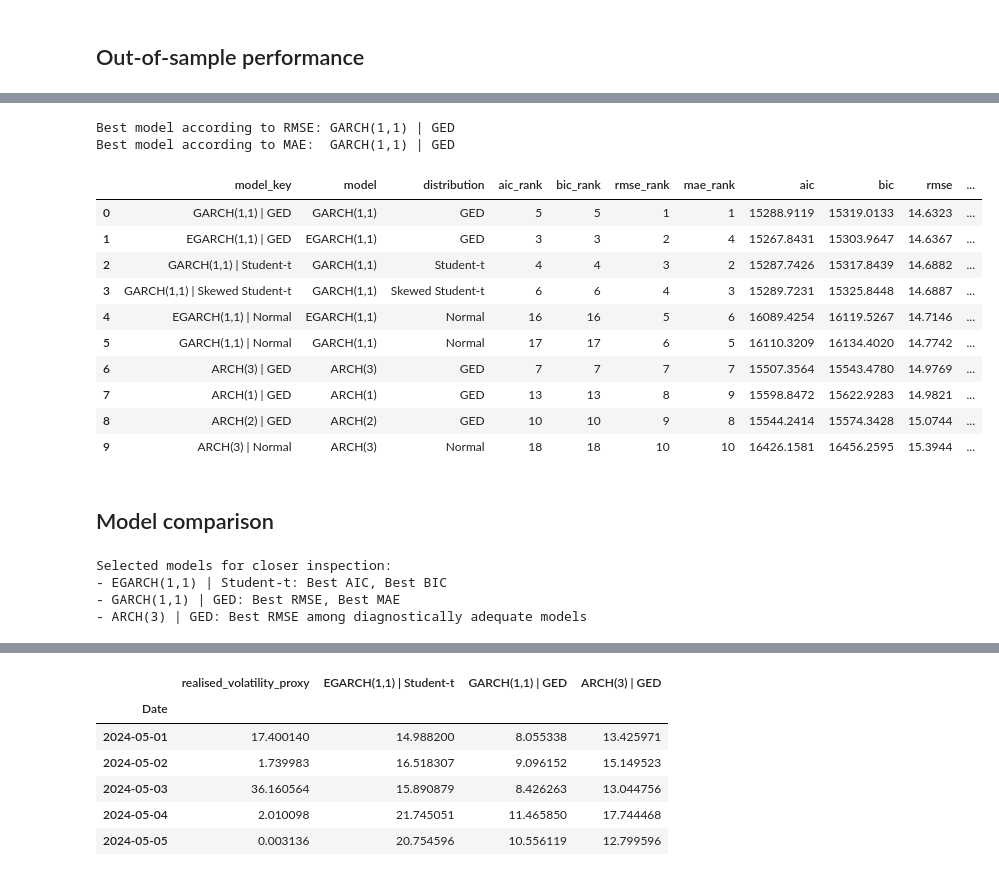
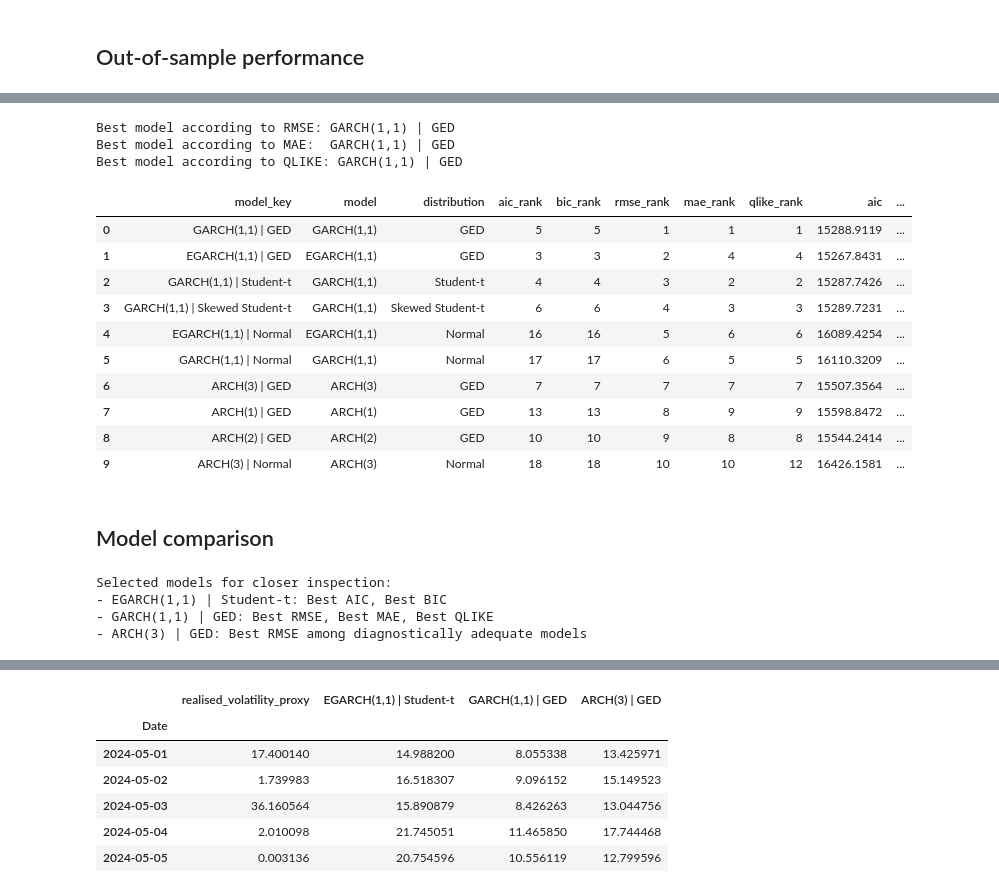
Before and after one commit to matthijs174/project, a Jupyter notebook: notebooks/02_model_estimation_and_forecasting.ipynb, the cells around one changed output, grey strips where cells are left out. Cells and saved outputs as stored; diff of their text form; code cells hidden in the pictures.

Commit message:
added QLIKE

```diff
--- a/notebooks/02_model_estimation_and_forecasting.ipynb
+++ b/notebooks/02_model_estimation_and_forecasting.ipynb
@@ -106,7 +106,7 @@ def fit_volatility_model(
     o=0,
     q=0,
     distribution="normal",
-    distribution_name=None,
+    distribution_name="Normal",
     mean_model="Constant",
     rescale=False,
     cov_type="classic"
@@ -1216,6 +1228,11 @@ for model_key in variance_forecast_table.columns:
         forecast=forecast
     )
 
+    qlike = compute_qlike(
+    actual=actual_volatility,
+    forecast=forecast
+    )
+
     model_name, distribution_name = model_key.split(" | ")
 
     forecast_accuracy_rows.append({
@@ -1224,6 +1241,7 @@ for model_key in variance_forecast_table.columns:
         "distribution": distribution_name,
         "rmse": rmse,
         "mae": mae,
+        "qlike": qlike,
         "n_forecasts": len(forecast)
     })
 
@@ -1259,8 +1277,14 @@ mae_ranking = forecast_accuracy_table.sort_values(
     ascending=True
 ).reset_index(drop=True)
 
+qlike_ranking = forecast_accuracy_table.sort_values(
+    by="qlike",
+    ascending=True
+).reset_index(drop=True)
+
 rmse_ranking["rmse_rank"] = np.arange(1, len(rmse_ranking) + 1)
 mae_ranking["mae_rank"] = np.arange(1, len(mae_ranking) + 1)
+qlike_ranking["qlike_rank"] = np.arange(1, len(qlike_ranking) + 1)
 
 rmse_ranking = rmse_ranking[
     [
@@ -1270,6 +1294,7 @@ rmse_ranking = rmse_ranking[
         "distribution",
         "rmse",
         "mae",
+        "qlike",
         "n_forecasts"
     ]
 ]
@@ -1282,6 +1307,20 @@ mae_ranking = mae_ranking[
         "distribution",
         "rmse",
         "mae",
+        "qlike",
+        "n_forecasts"
+    ]
+]
+
+qlike_ranking = qlike_ranking[
+    [
+        "qlike_rank",
+        "model_key",
+        "model",
+        "distribution",
+        "rmse",
+        "mae",
+        "qlike",
         "n_forecasts"
     ]
 ]
@@ -1302,24 +1341,30 @@ rmse_ranking.head(10)
 # %%
 best_rmse_model_key = rmse_ranking.loc[0, "model_key"]
 best_mae_model_key = mae_ranking.loc[0, "model_key"]
+best_qlike_model_key = qlike_ranking.loc[0, "model_key"]
 
 best_rmse_forecast = variance_forecast_table[best_rmse_model_key]
 best_mae_forecast = variance_forecast_table[best_mae_model_key]
+best_qlike_forecast = variance_forecast_table[best_qlike_model_key]
 
 print(f"Best model according to RMSE: {best_rmse_model_key}")
 print(f"Best model according to MAE:  {best_mae_model_key}")
+print(f"Best model according to QLIKE: {best_qlike_model_key}")
 # %% [output]
 Best model according to RMSE: GARCH(1,1) | GED
 Best model according to MAE:  GARCH(1,1) | GED
+Best model according to QLIKE: GARCH(1,1) | GED
 # %%
 rmse_rank_lookup = rmse_ranking[["model_key", "rmse_rank"]].copy()
 mae_rank_lookup = mae_ranking[["model_key", "mae_rank"]].copy()
+qlike_rank_lookup = qlike_ranking[["model_key", "qlike_rank"]].copy()
 
 model_evaluation_summary = (
     model_diagnostic_comparison_table
-    .merge(forecast_accuracy_table[["model_key", "rmse", "mae", "n_forecasts"]], on="model_key", how="left")
+    .merge(forecast_accuracy_table[["model_key", "rmse", "mae", "qlike", "n_forecasts"]], on="model_key", how="left")
     .merge(rmse_rank_lookup, on="model_key", how="left")
     .merge(mae_rank_lookup, on="model_key", how="left")
+    .merge(qlike_rank_lookup, on="model_key", how="left")
 )
 
 model_evaluation_summary = model_evaluation_summary[
@@ -1331,45 +1376,48 @@ model_evaluation_summary = model_evaluation_summary[
         "bic_rank",
         "rmse_rank",
         "mae_rank",
+        "qlike_rank",
         "aic",
         "bic",
         "rmse",
         "mae",
+        "qlike",
         "passes_all_diagnostics_5pct",
         "num_params",
         "n_obs",
         "n_forecasts"
     ]
 ]
 
 model_evaluation_summary = model_evaluation_summary.sort_values(
     by="rmse_rank"
 ).reset_index(drop=True)
 
 columns_to_round = [
     "aic",
     "bic",
     "rmse",
-    "mae"
+    "mae",
+    "qlike"
 ]
 
 model_evaluation_summary[columns_to_round] = (
     model_evaluation_summary[columns_to_round].round(4)
 )
 
 model_evaluation_summary.head(10)
 # %% [output]
-|  | model_key | model | distribution | aic_rank | bic_rank | rmse_rank | mae_rank | aic | bic | rmse | ... |
-| 0 | GARCH(1,1) | GED | GARCH(1,1) | GED | 5 | 5 | 1 | 1 | 15288.9119 | 15319.0133 | 14.6323 | ... |
-| 1 | EGARCH(1,1) | GED | EGARCH(1,1) | GED | 3 | 3 | 2 | 4 | 15267.8431 | 15303.9647 | 14.6367 | ... |
-| 2 | GARCH(1,1) | Student-t | GARCH(1,1) | Student-t | 4 | 4 | 3 | 2 | 15287.7426 | 15317.8439 | 14.6882 | ... |
-| 3 | GARCH(1,1) | Skewed Student-t | GARCH(1,1) | Skewed Student-t | 6 | 6 | 4 | 3 | 15289.7231 | 15325.8448 | 14.6887 | ... |
-| 4 | EGARCH(1,1) | Normal | EGARCH(1,1) | Normal | 16 | 16 | 5 | 6 | 16089.4254 | 16119.5267 | 14.7146 | ... |
-| 5 | GARCH(1,1) | Normal | GARCH(1,1) | Normal | 17 | 17 | 6 | 5 | 16110.3209 | 16134.4020 | 14.7742 | ... |
-| 6 | ARCH(3) | GED | ARCH(3) | GED | 7 | 7 | 7 | 7 | 15507.3564 | 15543.4780 | 14.9769 | ... |
-| 7 | ARCH(1) | GED | ARCH(1) | GED | 13 | 13 | 8 | 9 | 15598.8472 | 15622.9283 | 14.9821 | ... |
-| 8 | ARCH(2) | GED | ARCH(2) | GED | 10 | 10 | 9 | 8 | 15544.2414 | 15574.3428 | 15.0744 | ... |
-| 9 | ARCH(3) | Normal | ARCH(3) | Normal | 18 | 18 | 10 | 10 | 16426.1581 | 16456.2595 | 15.3944 | ... |
+|  | model_key | model | distribution | aic_rank | bic_rank | rmse_rank | mae_rank | qlike_rank | aic | ... |
+| 0 | GARCH(1,1) | GED | GARCH(1,1) | GED | 5 | 5 | 1 | 1 | 1 | 15288.9119 | ... |
+| 1 | EGARCH(1,1) | GED | EGARCH(1,1) | GED | 3 | 3 | 2 | 4 | 4 | 15267.8431 | ... |
+| 2 | GARCH(1,1) | Student-t | GARCH(1,1) | Student-t | 4 | 4 | 3 | 2 | 2 | 15287.7426 | ... |
+| 3 | GARCH(1,1) | Skewed Student-t | GARCH(1,1) | Skewed Student-t | 6 | 6 | 4 | 3 | 3 | 15289.7231 | ... |
+| 4 | EGARCH(1,1) | Normal | EGARCH(1,1) | Normal | 16 | 16 | 5 | 6 | 6 | 16089.4254 | ... |
+| 5 | GARCH(1,1) | Normal | GARCH(1,1) | Normal | 17 | 17 | 6 | 5 | 5 | 16110.3209 | ... |
+| 6 | ARCH(3) | GED | ARCH(3) | GED | 7 | 7 | 7 | 7 | 7 | 15507.3564 | ... |
+| 7 | ARCH(1) | GED | ARCH(1) | GED | 13 | 13 | 8 | 9 | 9 | 15598.8472 | ... |
+| 8 | ARCH(2) | GED | ARCH(2) | GED | 10 | 10 | 9 | 8 | 8 | 15544.2414 | ... |
+| 9 | ARCH(3) | Normal | ARCH(3) | Normal | 18 | 18 | 10 | 10 | 12 | 16426.1581 | ... |
 # %% [markdown]
 ## Model comparison
 # %%
@@ -1392,6 +1440,7 @@ add_selection_reason(best_bic_model_key, "Best BIC")
 # Best forecast models.
 add_selection_reason(best_rmse_model_key, "Best RMSE")
 add_selection_reason(best_mae_model_key, "Best MAE")
+add_selection_reason(best_qlike_model_key, "Best QLIKE")
 
 # Best diagnostically adequate model, ranked by RMSE among models passing all diagnostics.
 diagnostic_candidates = model_evaluation_summary[
@@ -1422,7 +1471,7 @@ for model_key in selected_model_keys:
 # %% [output]
 Selected models for closer inspection:
 - EGARCH(1,1) | Student-t: Best AIC, Best BIC
-- GARCH(1,1) | GED: Best RMSE, Best MAE
+- GARCH(1,1) | GED: Best RMSE, Best MAE, Best QLIKE
 - ARCH(3) | GED: Best RMSE among diagnostically adequate models
 # %%
 selected_model_summary = model_evaluation_summary[
```
Also changed, not shown: parts of 6 cells of this notebook.
